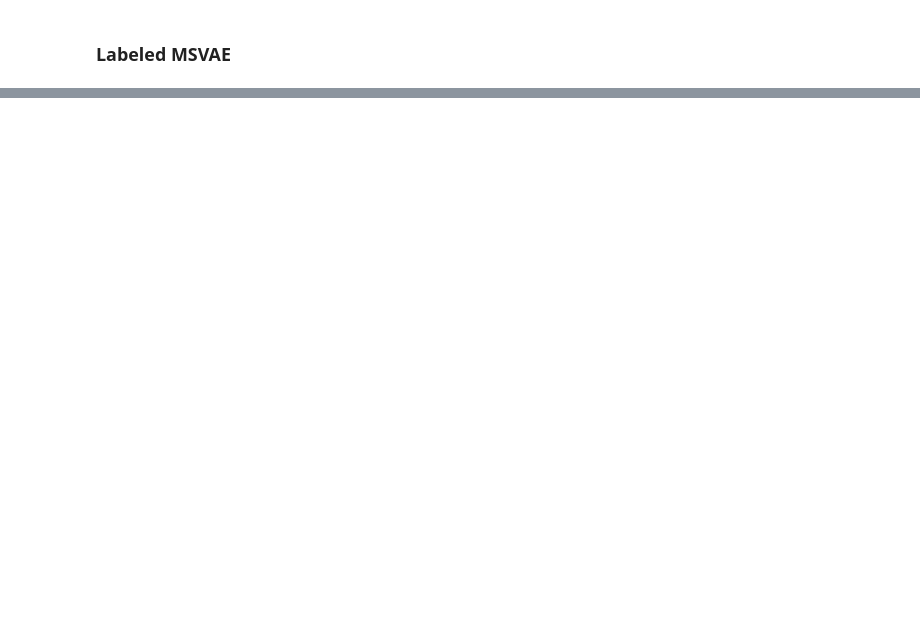
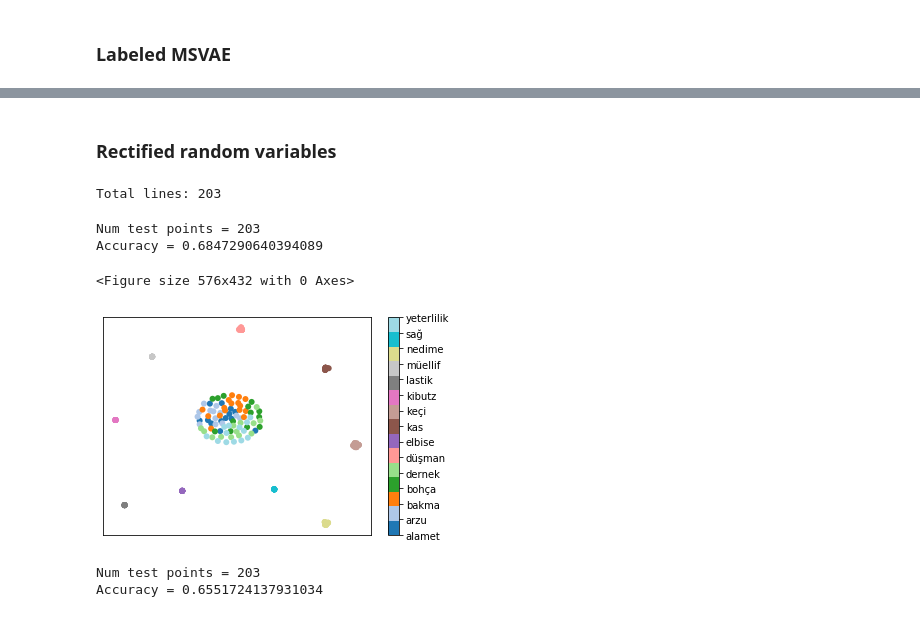
Before and after one commit to akashrajkn/akruti, a Jupyter notebook: src/Blocks.ipynb, the cells around one changed output, grey strips where cells are left out. Drawn from its saved outputs; the diff is of its cells as text; code cells hidden in the pictures; blank space fills up the shorter version.

```diff
--- a/src/Blocks.ipynb
+++ b/src/Blocks.ipynb
@@ -220,2 +226,3 @@ Total lines: 203
 # %%
-z_list, l_list = get_z_MSVAE(model, test_loader, list(unique_x_s.keys()), idx_2_char)
+unique_keys = list(unique_x_s.keys())
+z_list, l_list = get_z_MSVAE(model, test_loader, unique_keys, idx_2_char)
@@ -246,3 +238,7 @@ plot_TSNE(z_list, l_list, num_clusters=len(set(l_list)), pca_components=None)
 # %%
 language = 'turkish'
 model_id = 1
+# %% [markdown]
+### Rectified random variables
+# %%
+unique_keys = list(unique_x_s.keys())
@@ -248,0 +323,50 @@ model_id = 1
+# %%
+language = 'turkish'
+csvpath  = '../data/{}_stem_greater_12'.format(language)
+
+with open(csvpath, 'r') as f:
+    source = f.read()
+
+lines = source.strip().split('\n')
+
+print('Total lines: {}'.format(len(lines)))
+
+unique_x_s = defaultdict(int)
+unique_msd = defaultdict(int)
+
+for line in lines:
+    words = line.strip().split('\t')
+    msds  = words[1].strip().split(',')
+
+    unique_x_s[words[0]] += 1
+
+    for msd in msds:
+        unique_msd[msd]  += 1
+
+unique_keys = list(unique_x_s.keys())
+# %% [output]
+Total lines: 203
+# %%
+model_id = '19'
+
+z_list_19, l_list_19 = get_z_Ours(model_id, language, unique_keys, csvpath)
+# %% [output]
+Num test points = 203
+Accuracy = 0.6847290640394089
+# %%
+ticks = []
+
+for i in range(len(set(l_list_19))):
+    ticks.append(unique_keys[i])
+
+plot_TSNE(z_list_19, l_list_19, num_clusters=len(set(l_list_19)), pca_components=None, unique_keys=unique_keys)
+# %% [output]
+<Figure size 576x432 with 0 Axes>
+[figure, added]
+# %%
+model_id = '24'
+
+z_list_20, l_list_20 = get_z_Ours(model_id, language, unique_keys, csvpath)
+# %% [output]
+Num test points = 203
+Accuracy = 0.6551724137931034
```
Also changed, not shown: parts of 15 cells of this notebook, 5 other files.
